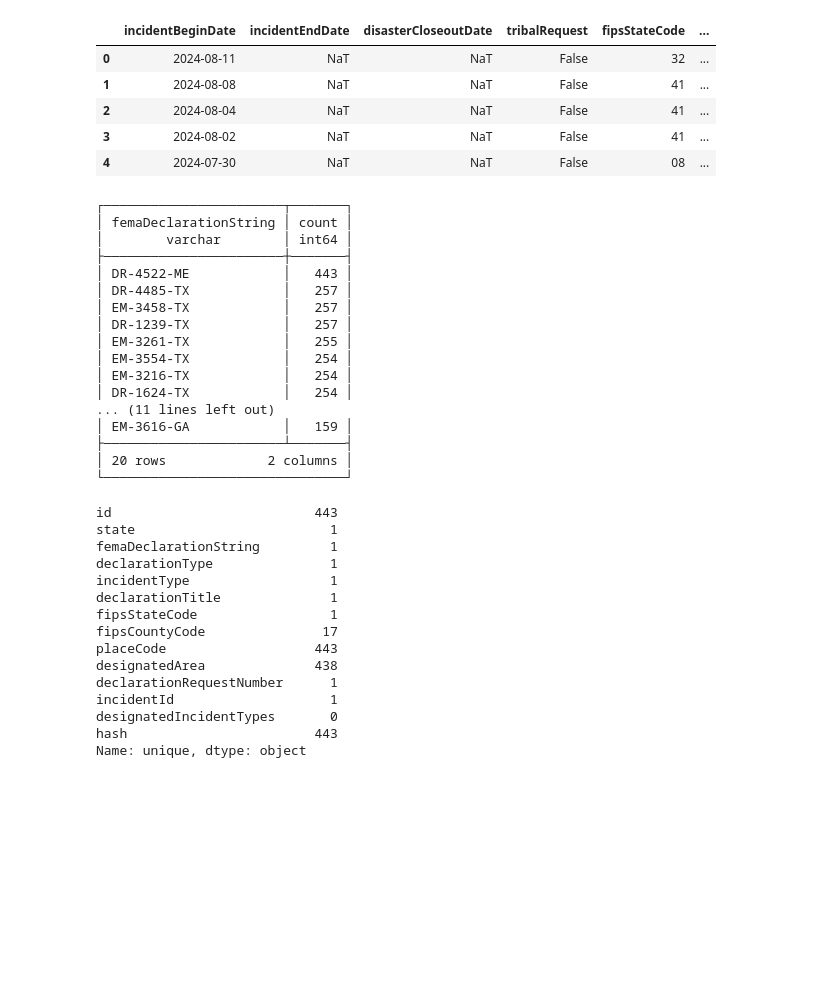
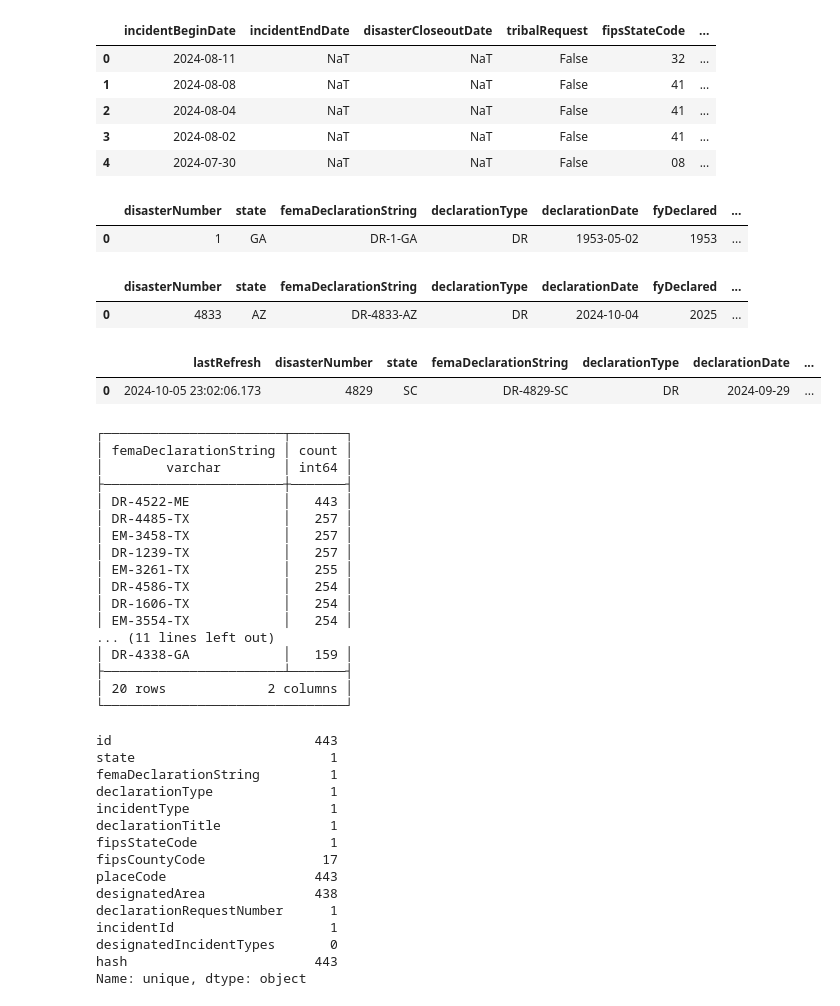
Before and after one commit to mebauer/fema-disaster-information, a Jupyter notebook: disaster-declarations.ipynb, the cells around one changed output. Saved outputs shown, nothing was run; the diff lists cells and outputs as text; code cells hidden in the pictures; blank space fills up the shorter version.

```diff
--- a/disaster-declarations.ipynb
+++ b/disaster-declarations.ipynb
@@ -235,6 +235,70 @@ con.sql(sql).df()
 | 2 | 2024-08-04 | NaT | NaT | False | 41 | ... |
 | 3 | 2024-08-02 | NaT | NaT | False | 41 | ... |
 | 4 | 2024-07-30 | NaT | NaT | False | 08 | ... |
+# %%
+# earliest event
+sql = """
+    SELECT
+        disasterNumber,
+        state,
+        femaDeclarationString,
+        declarationType,
+        declarationDate,
+        fyDeclared,
+        incidentType,
+        declarationTitle
+    FROM disaster_declarations
+    ORDER BY declarationDate ASC
+    LIMIT 1
+"""
+
+con.sql(sql).df()
+# %% [output]
+|  | disasterNumber | state | femaDeclarationString | declarationType | declarationDate | fyDeclared | ... |
+| 0 | 1 | GA | DR-1-GA | DR | 1953-05-02 | 1953 | ... |
+# %%
+# latest event
+sql = """
+    SELECT
+        disasterNumber,
+        state,
+        femaDeclarationString,
+        declarationType,
+        declarationDate,
+        fyDeclared,
+        incidentType,
+        declarationTitle
+    FROM disaster_declarations
+    ORDER BY declarationDate DESC
+    LIMIT 1
+"""
+
+con.sql(sql).df()
+# %% [output]
+|  | disasterNumber | state | femaDeclarationString | declarationType | declarationDate | fyDeclared | ... |
+| 0 | 4833 | AZ | DR-4833-AZ | DR | 2024-10-04 | 2025 | ... |
+# %%
+# event last refreshed
+sql = """
+    SELECT
+        lastRefresh,
+        disasterNumber,
+        state,
+        femaDeclarationString,
+        declarationType,
+        declarationDate,
+        fyDeclared,
+        incidentType,
+        declarationTitle
+    FROM disaster_declarations
+    ORDER BY lastRefresh DESC
+    LIMIT 1
+"""
+
+con.sql(sql).df()
+# %% [output]
+|  | lastRefresh | disasterNumber | state | femaDeclarationString | declarationType | declarationDate | ... |
+| 0 | 2024-10-05 23:02:06.173 | 4829 | SC | DR-4829-SC | DR | 2024-09-29 | ... |
 # %%
 # count per declaration
 sql = """
@@ -243,10 +307,8 @@ sql = """
        count(id) AS count
     FROM
         disaster_declarations
-    GROUP BY
-        femaDeclarationString
-    ORDER BY
-        count DESC
+    GROUP BY femaDeclarationString
+    ORDER BY count DESC
 """
 
 relation = con.sql(sql)
@@ -267,11 +329,11 @@ con.sql("""
 │ EM-3458-TX            │   257 │
 │ DR-1239-TX            │   257 │
 │ EM-3261-TX            │   255 │
+│ DR-4586-TX            │   254 │
+│ DR-1606-TX            │   254 │
 │ EM-3554-TX            │   254 │
-│ EM-3216-TX            │   254 │
-│ DR-1624-TX            │   254 │
 ... (11 lines left out)
-│ EM-3616-GA            │   159 │
+│ DR-4338-GA            │   159 │
 ├───────────────────────┴───────┤
 │ 20 rows             2 columns │
 └───────────────────────────────┘
```
Also changed, not shown: parts of 18 cells of this notebook.
